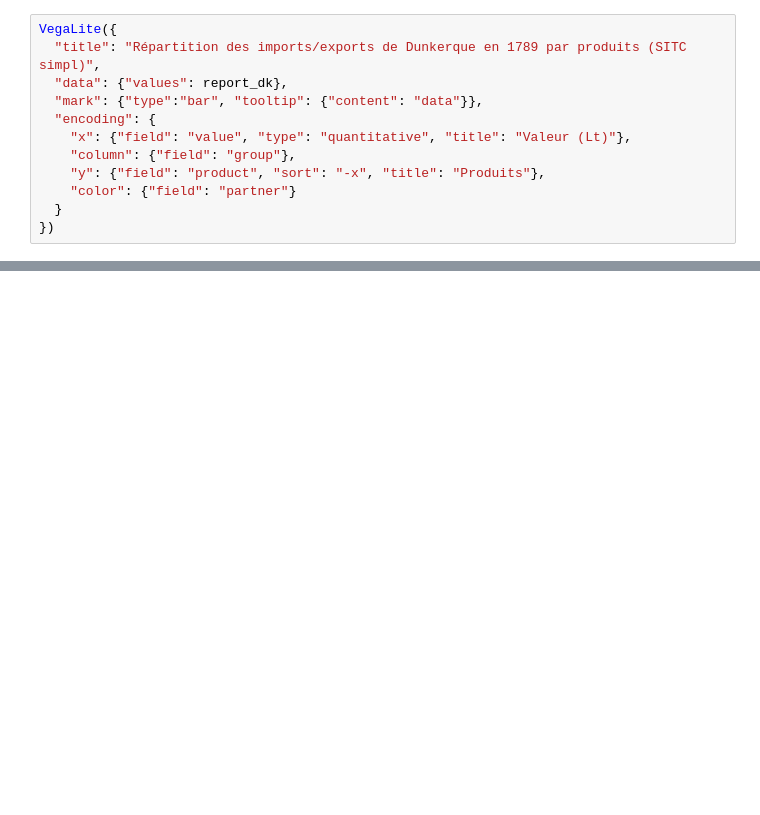
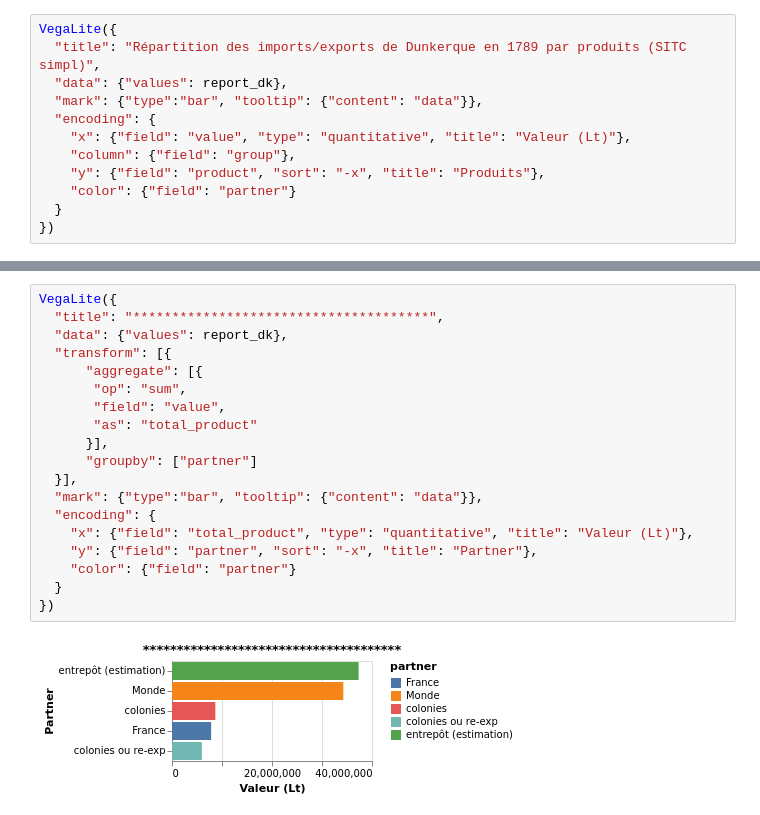
Before and after one commit to medialab/portic-datasprint-2022, a Jupyter notebook: productions/module_08/vegalite.ipynb, the cells around one changed output, grey strips where cells are left out. Cells and saved outputs as stored; diff of their text form; blank space fills up the shorter version.

```diff
--- a/productions/module_08/vegalite.ipynb
+++ b/productions/module_08/vegalite.ipynb
@@ -82,0 +202,21 @@ pyramide_port_franc("Dunkerque", data_dunkerque)
+# %%
+VegaLite({
+  "title": "**************************************",
+  "data": {"values": report_dk},
+  "transform": [{
+      "aggregate": [{
+       "op": "sum",
+       "field": "value",
+       "as": "total_product"
+      }],
+      "groupby": ["partner"]
+  }],
+  "mark": {"type":"bar", "tooltip": {"content": "data"}},
+  "encoding": {
+    "x": {"field": "total_product", "type": "quantitative", "title": "Valeur (Lt)"},
+    "y": {"field": "partner", "sort": "-x", "title": "Partner"},
+    "color": {"field": "partner"}
+  }
+})
+# %% [output]
+[figure, added]
```
Also changed, not shown: parts of 5 cells of this notebook.
